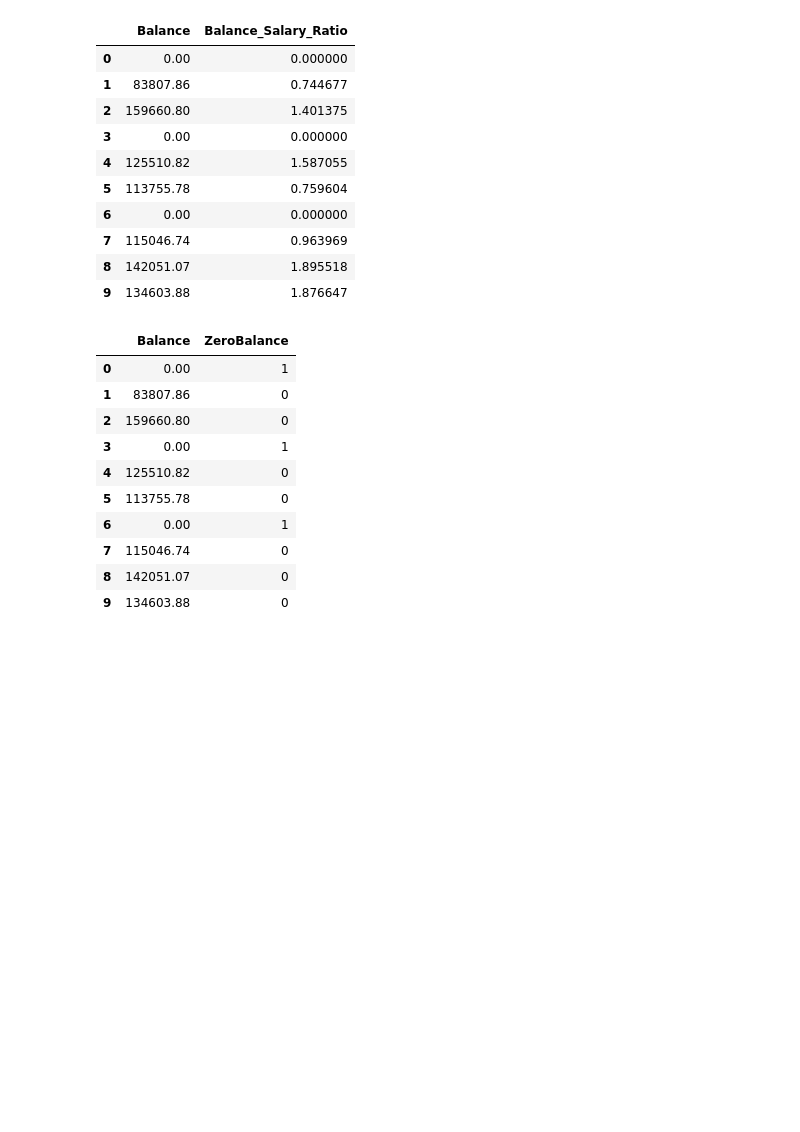
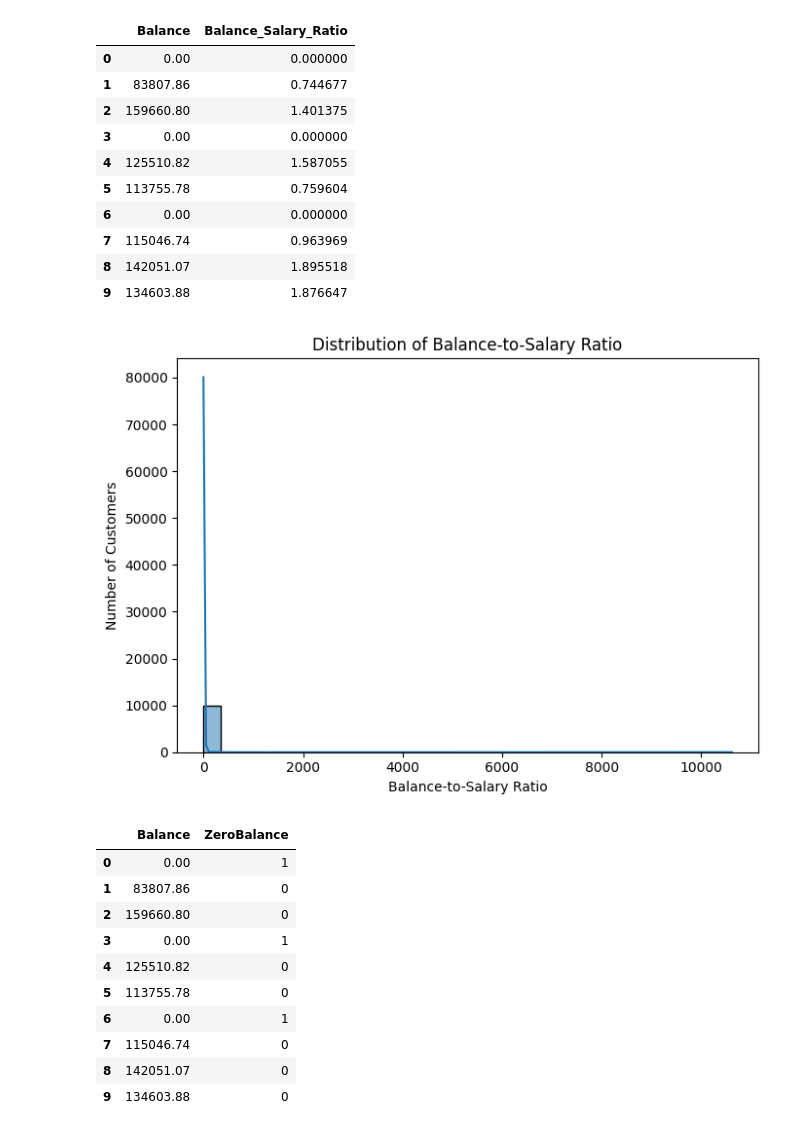
Before and after one commit to 21208737/STADIOEquities, a Jupyter notebook: experimental-setup/notebooks/02_FeatureEngineering.ipynb, the cells around one changed output. Cells and saved outputs as stored; diff of their text form; code cells hidden in the pictures; blank space fills up the shorter version.

```diff
--- a/experimental-setup/notebooks/02_FeatureEngineering.ipynb
+++ b/experimental-setup/notebooks/02_FeatureEngineering.ipynb
@@ -295,6 +337,19 @@ df[["Balance", "Balance_Salary_Ratio"]].head(10)
 | 7 | 115046.74 | 0.963969 |
 | 8 | 142051.07 | 1.895518 |
 | 9 | 134603.88 | 1.876647 |
+# %%
+plt.figure(figsize=(7, 5))
+
+sns.histplot(df["Balance_Salary_Ratio"].dropna(), bins=30, kde=True)
+
+plt.title("Distribution of Balance-to-Salary Ratio")
+plt.xlabel("Balance-to-Salary Ratio")
+plt.ylabel("Number of Customers")
+plt.tight_layout()
+
+plt.show()
+# %% [output]
+[figure, added]
 # %%
 # ZeroBalance
 df["ZeroBalance"] = (df["Balance"] == 0).astype(int)
```
Also changed, not shown: parts of 7 cells of this notebook.
